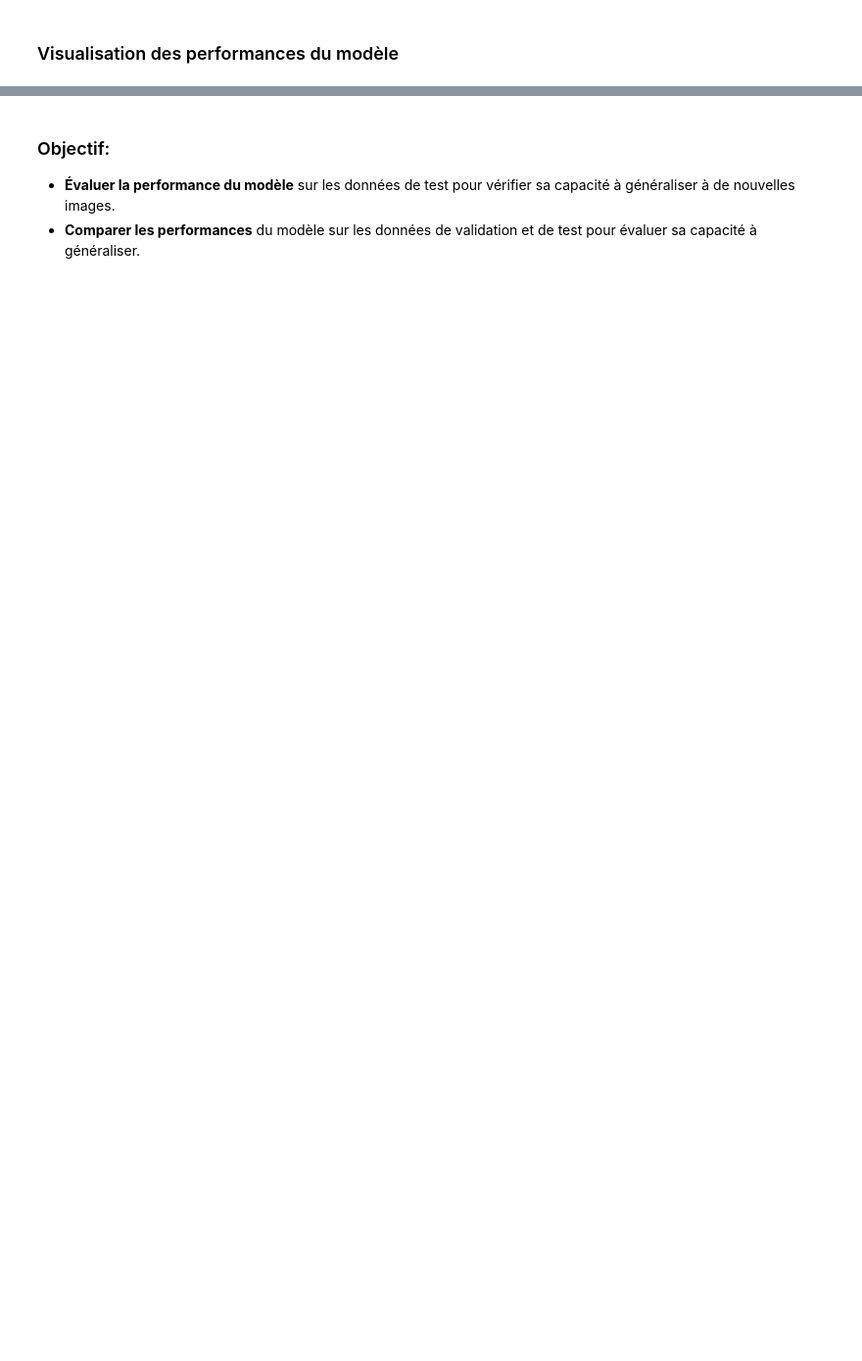
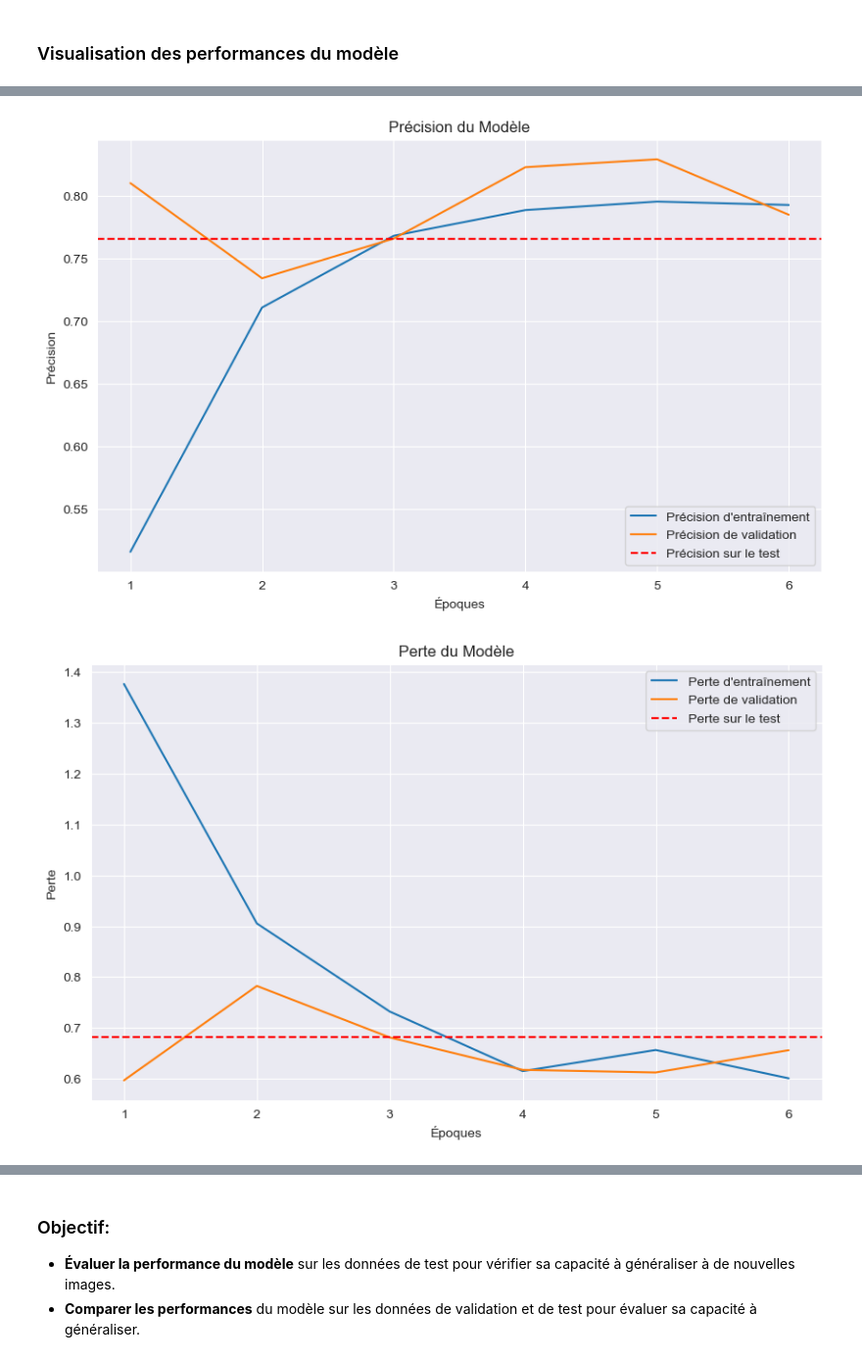
Before and after one commit to preudh/OC_IA_P9_Developper_POC, a Jupyter notebook: notebooks/Preudhomme_Patrice_3_CNN_Base_VGG16_Nouvelle_methode_VIT_supervised_classification_122024.ipynb, the cells around one changed output, grey strips where cells are left out. Shown at 98% size. Saved outputs shown, nothing was run; the diff lists cells and outputs as text; code cells hidden in the pictures; blank space fills up the shorter version.

```diff
--- a/notebooks/Preudhomme_Patrice_3_CNN_Base_VGG16_Nouvelle_methode_VIT_supervised_classification_122024.ipynb
+++ b/notebooks/Preudhomme_Patrice_3_CNN_Base_VGG16_Nouvelle_methode_VIT_supervised_classification_122024.ipynb
@@ -948,0 +885,69 @@ plot_history(history2, test_accuracy=test_accuracy, save_path="model2_training_h
+# %%
+import matplotlib.pyplot as plt
+
+# Fonction pour afficher les courbes de l'historique d'entraînement et de validation avec les métriques de test
+def plot_history(history, test_accuracy=None, test_loss=None, save_path=None):
+    """
+    Affiche les courbes de l'historique d'entraînement et de validation, et ajoute les métriques de test.
+
+    Args:
+        history (dict): Historique contenant les pertes et précisions d'entraînement et validation.
+        test_accuracy (float): Précision sur l'ensemble de test (optionnel).
+        test_loss (float): Perte sur l'ensemble de test (optionnel).
+        save_path (str): Chemin pour sauvegarder les graphiques (optionnel).
+
+    Returns:
+        None
+    """
+    # Extraire les données de l'historique
+    train_acc = history['train_accuracy']
+    val_acc = history['val_accuracy']
+    train_loss = history['train_loss']
+    val_loss = history['val_loss']
+
+    epochs = range(1, len(train_acc) + 1)  # Nombre d'époques
+
+    # Graphique de la précision
+    plt.figure(figsize=(10, 6))
+    plt.plot(epochs, train_acc, label="Précision d'entraînement")  # Courbe précision entraînement
+    plt.plot(epochs, val_acc, label="Précision de validation")  # Courbe précision validation
+
+    # Ajouter précision sur le test (si disponible)
+    if test_accuracy is not None:
+        plt.axhline(y=test_accuracy, color='r', linestyle='--', label='Précision sur le test')  # Ligne précision test
+
+    plt.title("Précision du Modèle")  # Titre du graphique
+    plt.xlabel("Époques")  # Étiquette axe des abscisses
+    plt.ylabel("Précision")  # Étiquette axe des ordonnées
+    plt.legend(loc="best")  # Afficher légende
+    if save_path:
+        plt.savefig(f"{save_path}_accuracy.png")  # Sauvegarde du graphique précision
+    plt.show()  # Affichage
+
+    # Graphique de la perte
+    plt.figure(figsize=(10, 6))
+    plt.plot(epochs, train_loss, label="Perte d'entraînement")  # Courbe perte entraînement
+    plt.plot(epochs, val_loss, label="Perte de validation")  # Courbe perte validation
+
+    # Ajouter perte sur le test (si disponible)
+    if test_loss is not None:
+        plt.axhline(y=test_loss, color='r', linestyle='--', label='Perte sur le test')  # Ligne perte test
+
+    plt.title("Perte du Modèle")  # Titre du graphique
+    plt.xlabel("Époques")  # Étiquette axe des abscisses
+    plt.ylabel("Perte")  # Étiquette axe des ordonnées
+    plt.legend(loc="best")  # Afficher légende
+    if save_path:
+        plt.savefig(f"{save_path}_loss.png")  # Sauvegarde du graphique perte
+    plt.show()  # Affichage
+
+# Visualisation après entraînement et évaluation
+plot_history(
+    history,
+    test_accuracy=test_accuracy,  # Ajouter précision sur le test
+    test_loss=test_loss,          # Ajouter perte sur le test
+    save_path="vgg_model_training_history"
+)
+# %% [output]
+[figure, added]
+[figure, added]
```
Also changed, not shown: parts of 15 cells of this notebook.
